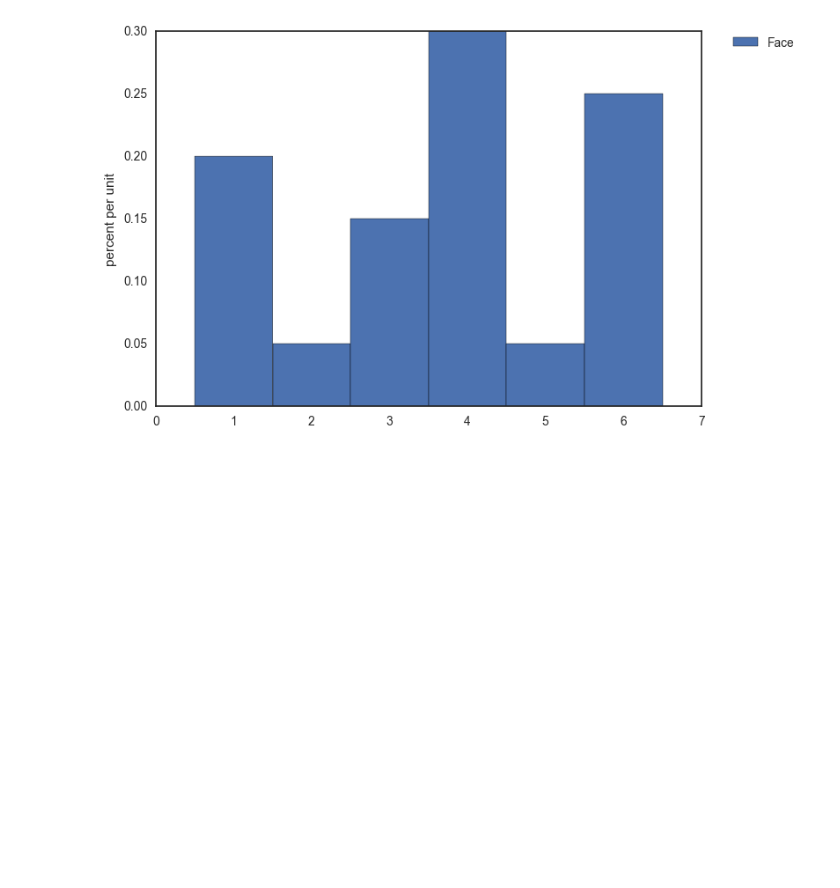
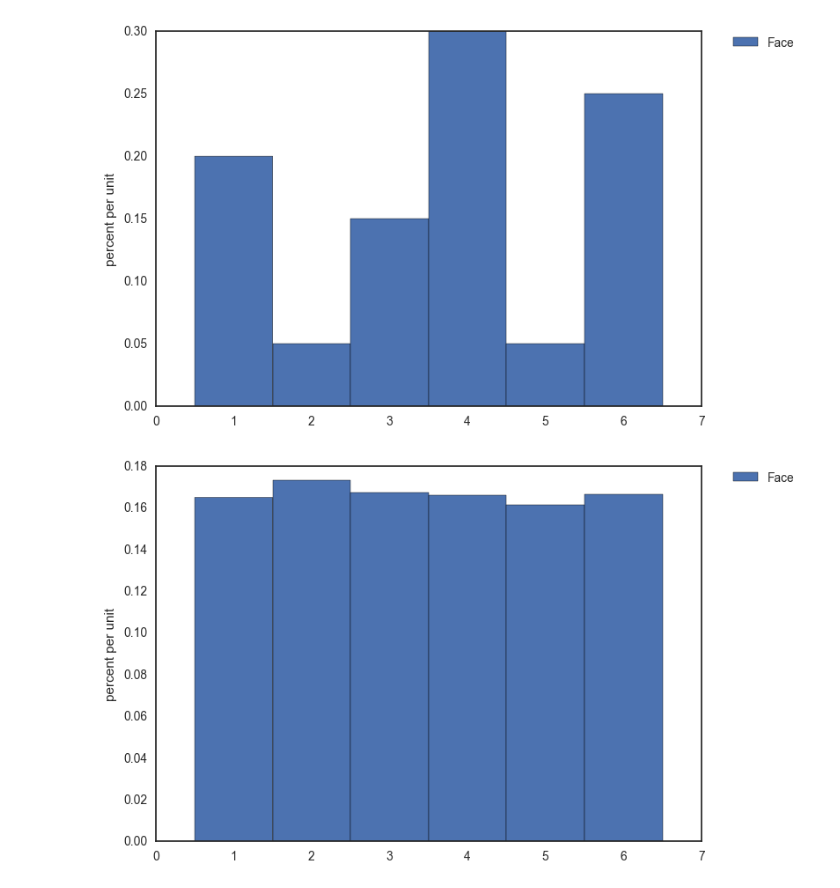
Before and after one commit to omoju/Fundamentals, a Jupyter notebook: Data/dataSampling_1.ipynb, the cells around one changed output. Saved outputs shown, nothing was run; the diff lists cells and outputs as text; code cells hidden in the pictures; blank space fills up the shorter version.

```diff
--- a/Data/dataSampling_1.ipynb
+++ b/Data/dataSampling_1.ipynb
@@ -339,3 +343,7 @@ def dice_hist(n):
 dice_hist(20)
 # %% [output]
 [figure]
+# %%
+dice_hist(10000)
+# %% [output]
+[figure, added]
```
Also changed, not shown: parts of 2 cells of this notebook, 1 other file.
